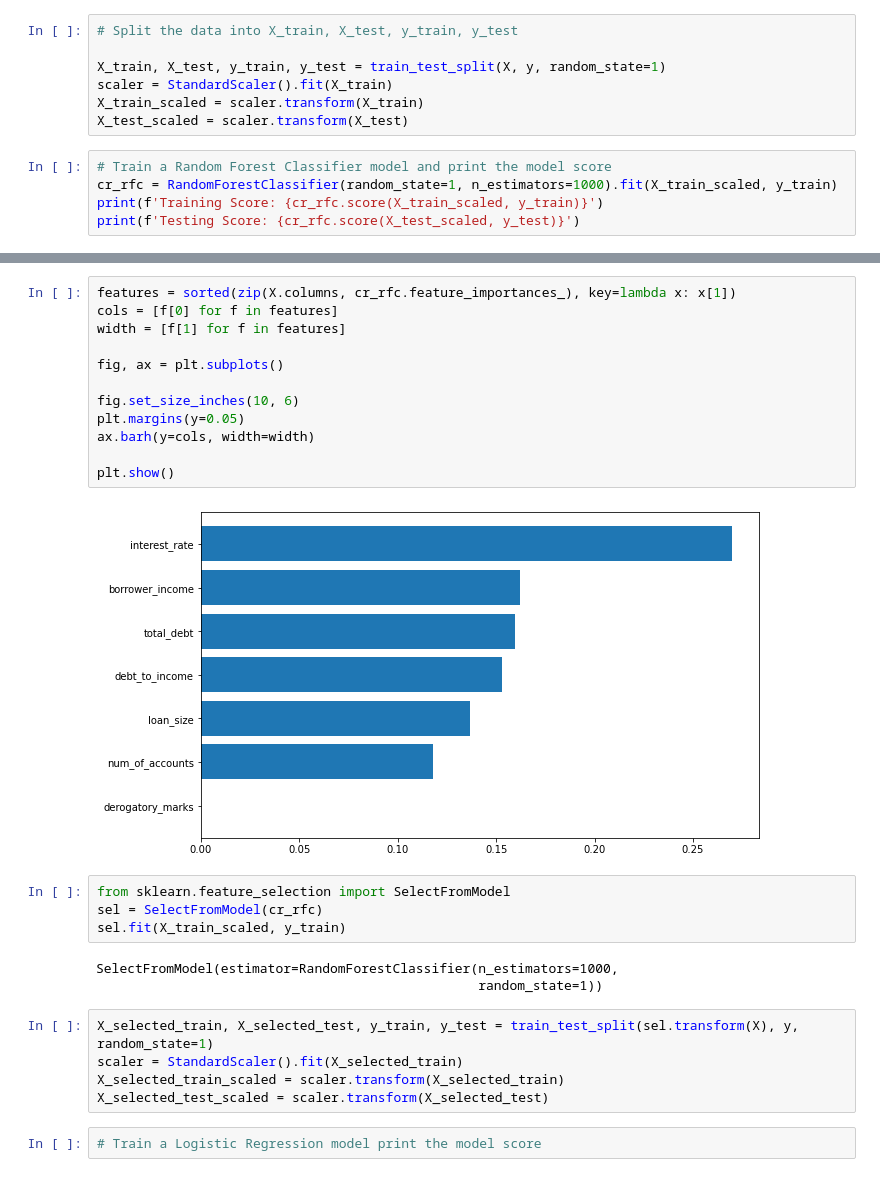
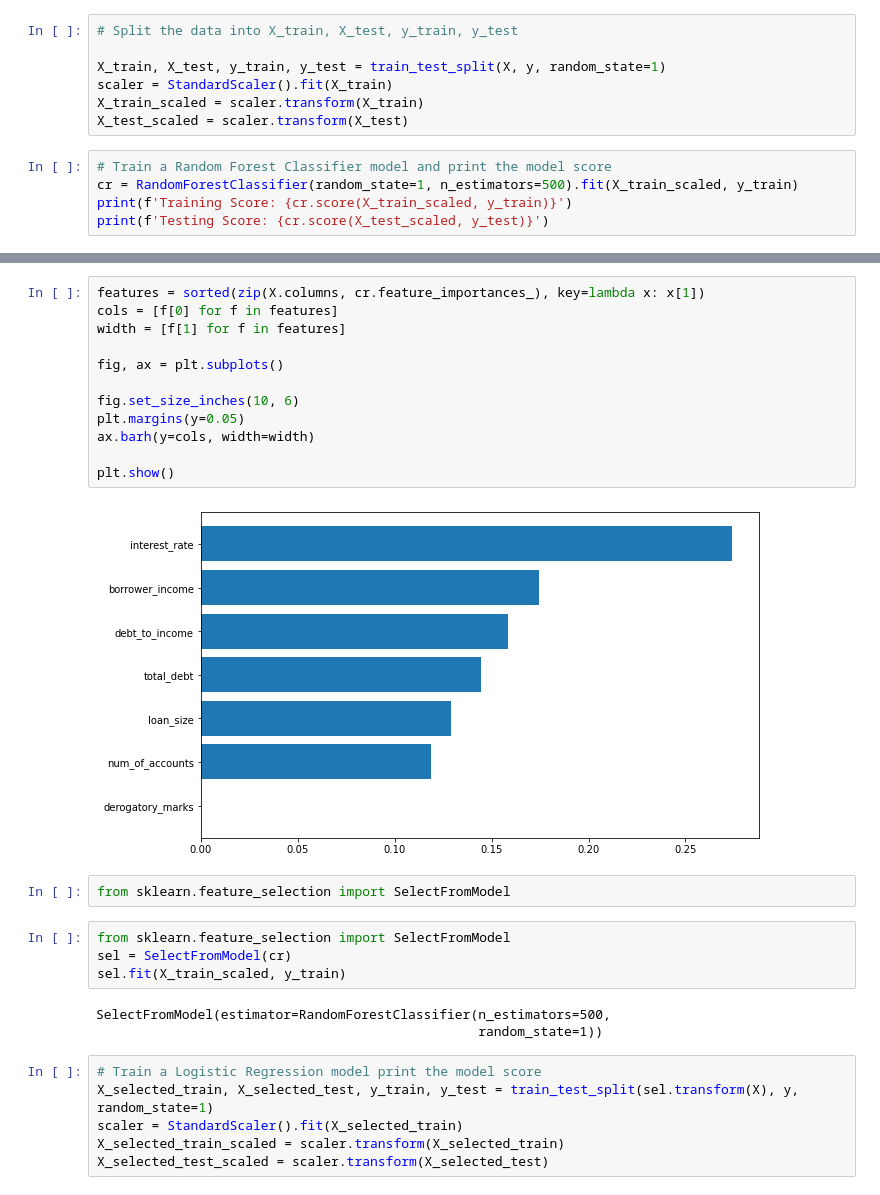
Before and after one commit to tlenzmeier58/supervised-machine-learning-challenge, a Jupyter notebook: Credit Risk Evaluator.ipynb, the cells around one changed output, grey strips where cells are left out. Saved outputs shown, nothing was run; the diff lists cells and outputs as text.

Commit message:
Create RFC and other models.

```diff
--- a/Credit Risk Evaluator.ipynb
+++ b/Credit Risk Evaluator.ipynb
@@ -46,8 +33,8 @@ X_train_scaled = scaler.transform(X_train)
 X_test_scaled = scaler.transform(X_test)
 # %%
 # Train a Random Forest Classifier model and print the model score
-cr_rfc = RandomForestClassifier(random_state=1, n_estimators=1000).fit(X_train_scaled, y_train)
-print(f'Training Score: {cr_rfc.score(X_train_scaled, y_train)}')
-print(f'Testing Score: {cr_rfc.score(X_test_scaled, y_test)}')
+cr = RandomForestClassifier(random_state=1, n_estimators=500).fit(X_train_scaled, y_train)
+print(f'Training Score: {cr.score(X_train_scaled, y_train)}')
+print(f'Testing Score: {cr.score(X_test_scaled, y_test)}')
 # %% [output]
 Training Score: 0.9975409272252029
@@ -57,28 +54,29 @@ feature_importances = cr_rfc.feature_importances_
 # %%
-features = sorted(zip(X.columns, cr_rfc.feature_importances_), key=lambda x: x[1])
+features = sorted(zip(X.columns, cr.feature_importances_), key=lambda x: x[1])
 cols = [f[0] for f in features]
 width = [f[1] for f in features]
 
 fig, ax = plt.subplots()
 
 fig.set_size_inches(10, 6)
 plt.margins(y=0.05)
 ax.barh(y=cols, width=width)
 
 plt.show()
 # %% [output]
-[figure, old version]
+[figure, new version]
+# %%
+from sklearn.feature_selection import SelectFromModel
 # %%
 from sklearn.feature_selection import SelectFromModel
-sel = SelectFromModel(cr_rfc)
+sel = SelectFromModel(cr)
 sel.fit(X_train_scaled, y_train)
 # %% [output]
-SelectFromModel(estimator=RandomForestClassifier(n_estimators=1000,
+SelectFromModel(estimator=RandomForestClassifier(n_estimators=500,
                                                  random_state=1))
 # %%
+# Train a Logistic Regression model print the model score
 X_selected_train, X_selected_test, y_train, y_test = train_test_split(sel.transform(X), y, random_state=1)
 scaler = StandardScaler().fit(X_selected_train)
 X_selected_train_scaled = scaler.transform(X_selected_train)
 X_selected_test_scaled = scaler.transform(X_selected_test)
-# %%
-# Train a Logistic Regression model print the model score
```
Also changed, not shown: parts of 23 cells of this notebook.
